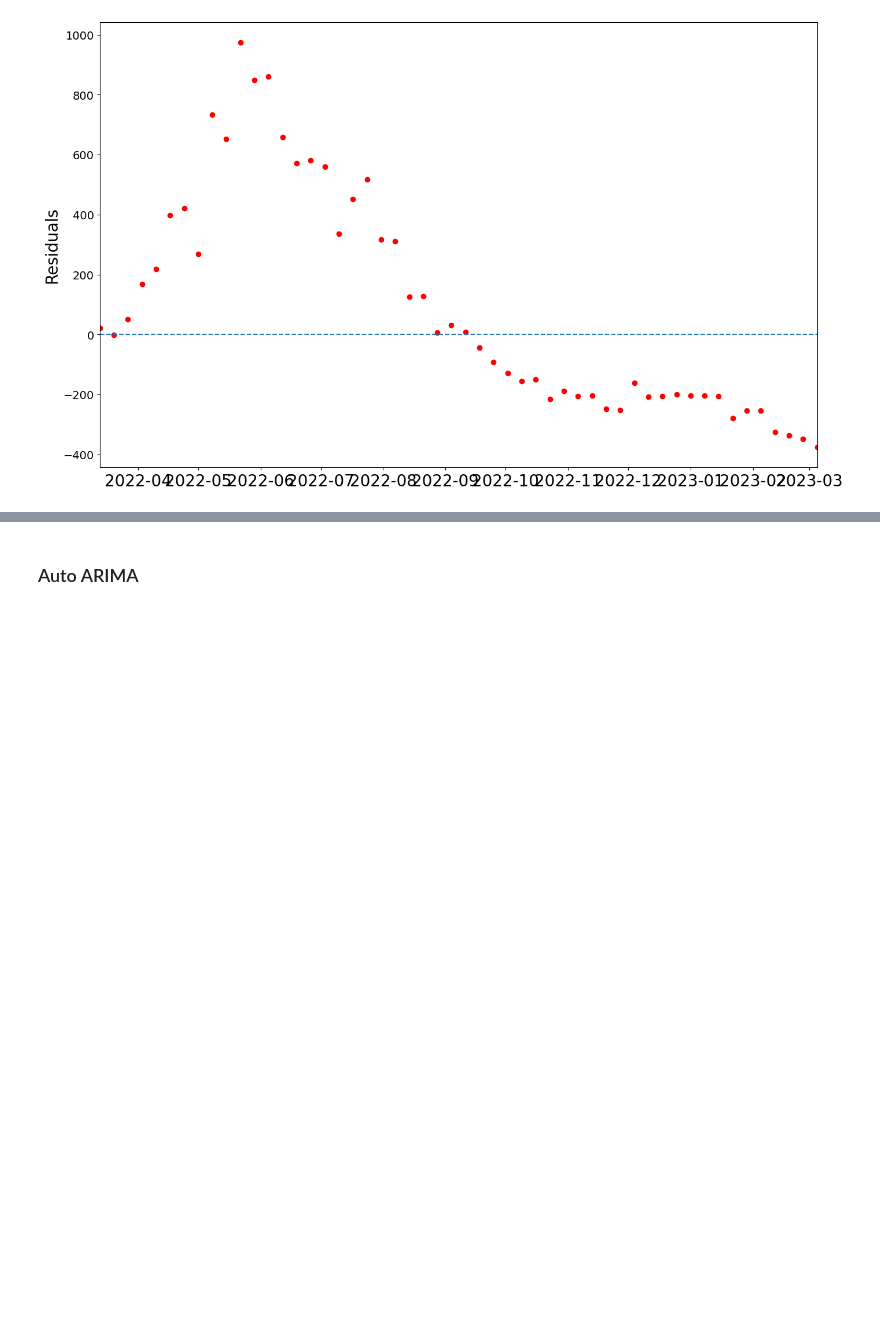
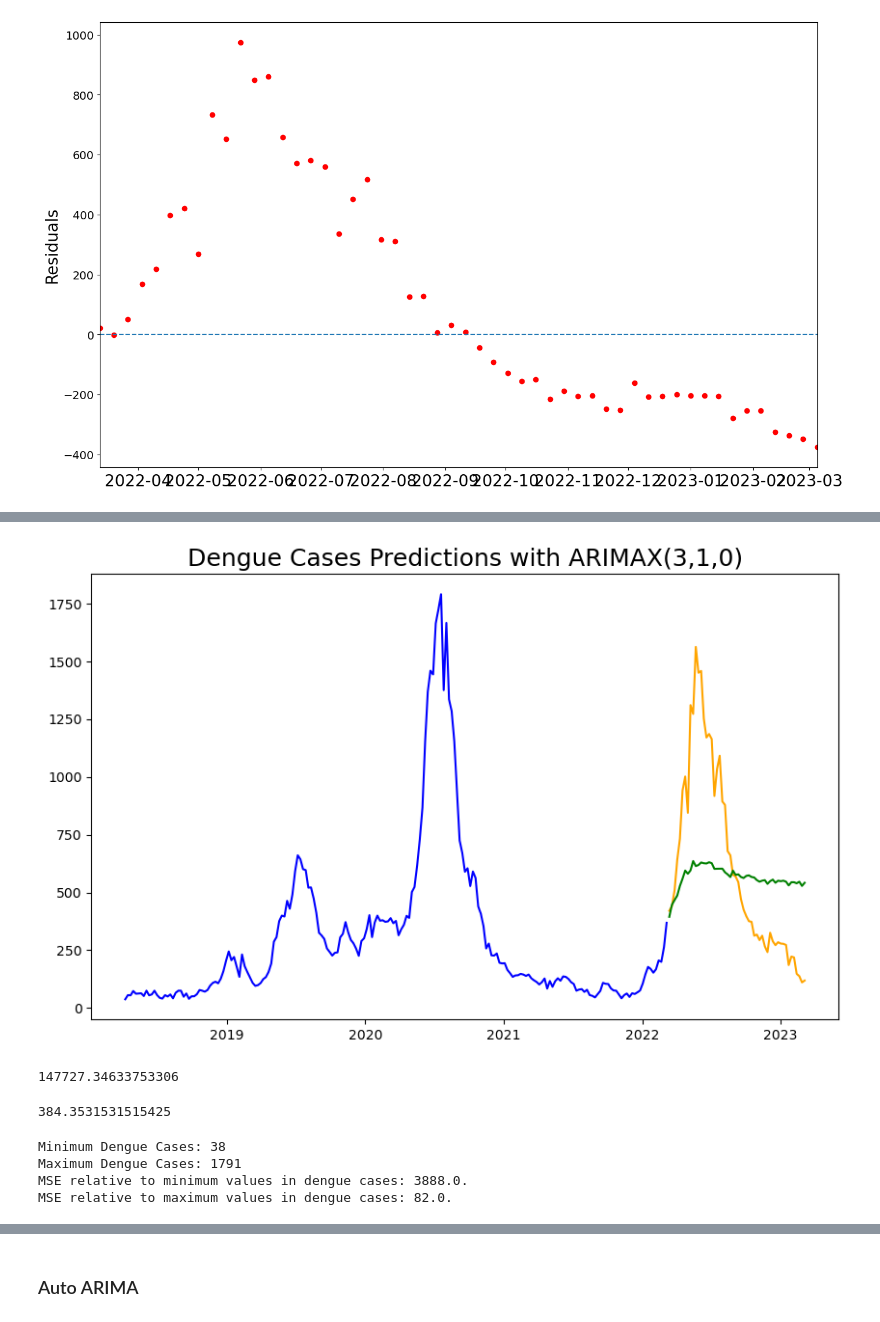
Before and after one commit to sherenaLIM/Predictive-Model-for-Dengue-Forked, a Jupyter notebook: code/prediction_model_sunil.ipynb, the cells around one changed output, grey strips where cells are left out. Drawn from its saved outputs; the diff is of its cells as text; code cells hidden in the pictures; blank space fills up the shorter version.

```diff
--- a/code/prediction_model_sunil.ipynb
+++ b/code/prediction_model_sunil.ipynb
@@ -883,6 +885,3 @@ plt.yticks(fontsize=14)
 plt.ylabel('Residuals', fontsize = 20);
 # %% [output]
 [figure]
-# %%
-train3 = data2.iloc[:241]
-test3 = data2.iloc[241:]
@@ -929,0 +890,10 @@ test3['dengue_cases']
+# %%
+# Instantiate best model.
+arimax7 = ARIMA(endog=train3['dengue_cases'], order=(3, 1, 0),
+               exog=train3['google_trends'])
+
+# Fit ARIMA model.
+model_7 = arimax7.fit()
+
+# Generate predictions based on test set.
+preds7 = model_7.predict(start=205, end=256, exog=test3['google_trends'])
@@ -929,0 +918,40 @@ test3['dengue_cases']
+# %%
+# Plot data.
+plt.figure(figsize=(10,6))
+
+# Plot training data in blue.
+plt.plot(train3['dengue_cases'], color = 'blue')
+
+# Plot testing data in orange.
+plt.plot(test3['dengue_cases'], color = 'orange')
+
+# Plot predicted values in green.
+plt.plot(preds7, color = 'green')
+
+plt.title(label = 'Dengue Cases Predictions with ARIMAX(3,1,0)', fontsize=18)
+plt.show();
+# %% [output]
+[figure, added]
+# %%
+# Evaluate the predictions MSE
+mean_squared_error(test3['dengue_cases'], preds7)
+# %% [output]
+147727.34633753306
+# %%
+# Evaluate the predictions with mean error
+mean_squared_error(test3['dengue_cases'], preds7, squared=False)
+# %% [output]
+384.3531531515425
+# %%
+# Evaluation of the model
+error = round(mean_squared_error(test3['dengue_cases'], preds7, squared=True), 0)
+print(f'Minimum Dengue Cases: {round(data["dengue_cases"].min(),0)}')
+print(f'Maximum Dengue Cases: {round(data["dengue_cases"].max(),0)}')
+
+print(f'MSE relative to minimum values in dengue cases: {round(error / data["dengue_cases"].min(),0)}.')
+print(f'MSE relative to maximum values in dengue cases: {round(error / data["dengue_cases"].max(),0)}.')
+# %% [output]
+Minimum Dengue Cases: 38
+Maximum Dengue Cases: 1791
+MSE relative to minimum values in dengue cases: 3888.0.
+MSE relative to maximum values in dengue cases: 82.0.
```
Also changed, not shown: parts of 35 cells of this notebook, 2 other files.
